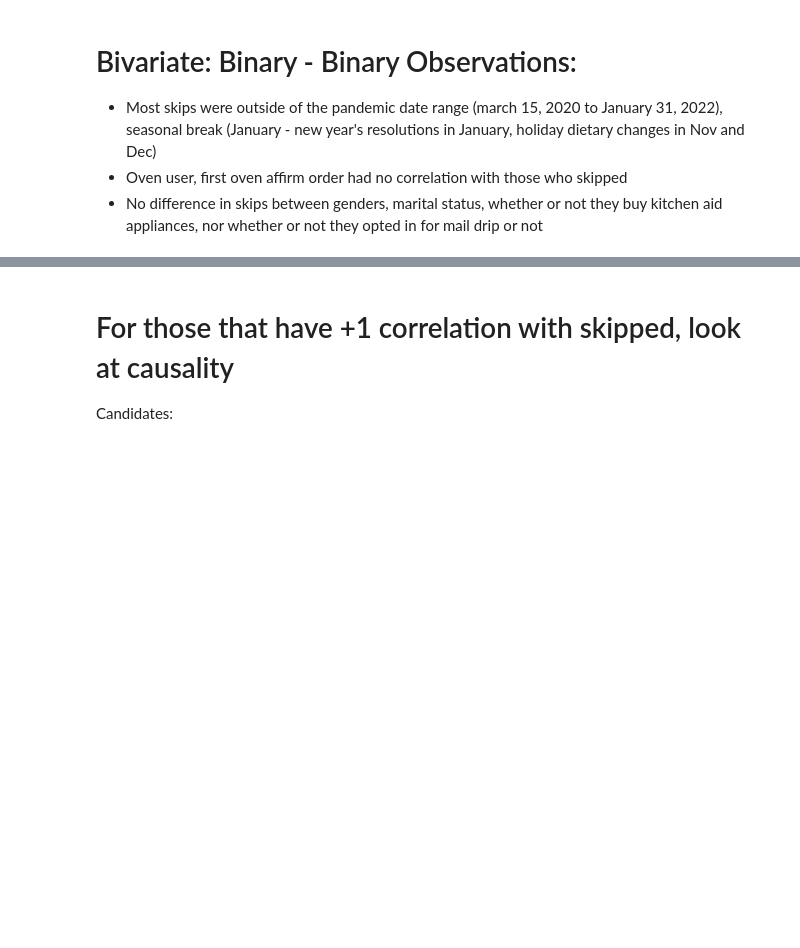
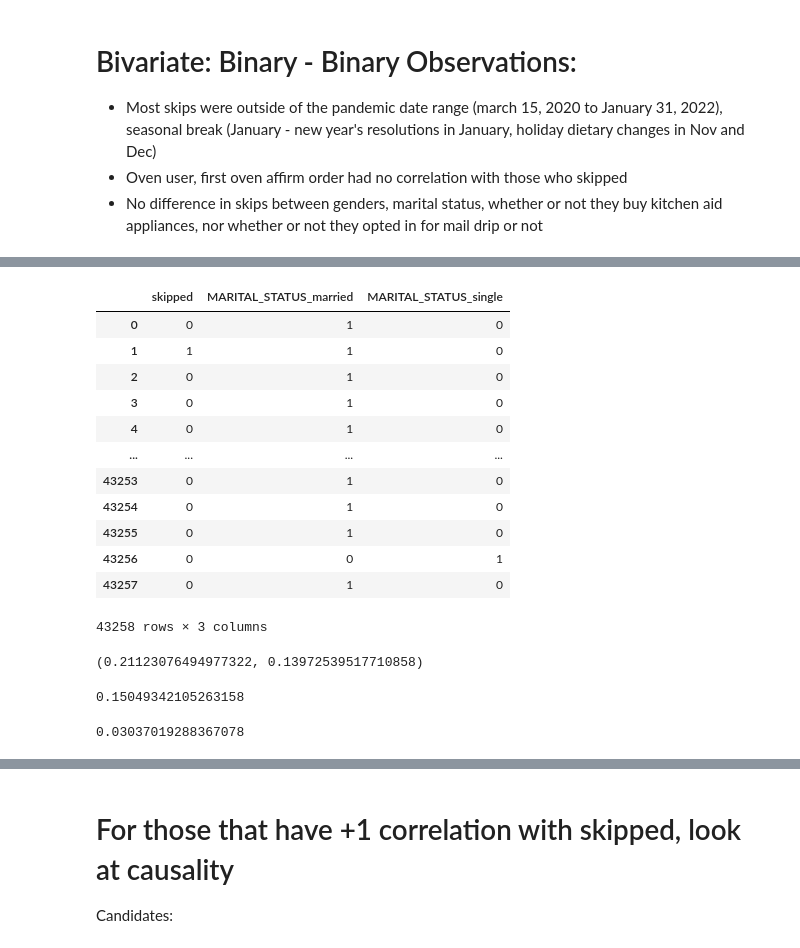
Before and after one commit to mindyng/Take-Homes, a Jupyter notebook: tovala2.ipynb, the cells around one changed output, grey strips where cells are left out. Saved outputs shown, nothing was run; the diff lists cells and outputs as text; code cells hidden in the pictures; blank space fills up the shorter version.

```diff
--- a/tovala2.ipynb
+++ b/tovala2.ipynb
@@ -851,0 +879,28 @@ ValueError: cannot convert float NaN to integer
+# %%
+pd.get_dummies(js4)
+# %% [output]
+|  | skipped | MARITAL_STATUS_married | MARITAL_STATUS_single |
+| 0 | 0 | 1 | 0 |
+| 1 | 1 | 1 | 0 |
+| 2 | 0 | 1 | 0 |
+| 3 | 0 | 1 | 0 |
+| 4 | 0 | 1 | 0 |
+| ... | ... | ... | ... |
+| 43253 | 0 | 1 | 0 |
+| 43254 | 0 | 1 | 0 |
+| 43255 | 0 | 1 | 0 |
+| 43256 | 0 | 0 | 1 |
+| 43257 | 0 | 1 | 0 |
+43258 rows × 3 columns
+# %%
+jaccard_score(js4_dummies['MARITAL_STATUS_married'], js4_dummies['skipped']), jaccard_score(js4_dummies['MARITAL_STATUS_single'], js4_dummies['skipped'])
+# %% [output]
+(0.21123076494977322, 0.13972539517710858)
+# %%
+jaccard_score(js5['BUYS_KITCHEN_AID_APPLIANCES'], js5['skipped'])
+# %% [output]
+0.15049342105263158
+# %%
+jaccard_score(js6['DO_NOT_MAIL'], js6['skipped'])
+# %% [output]
+0.03037019288367078
```
Also changed, not shown: parts of 46 cells of this notebook.
